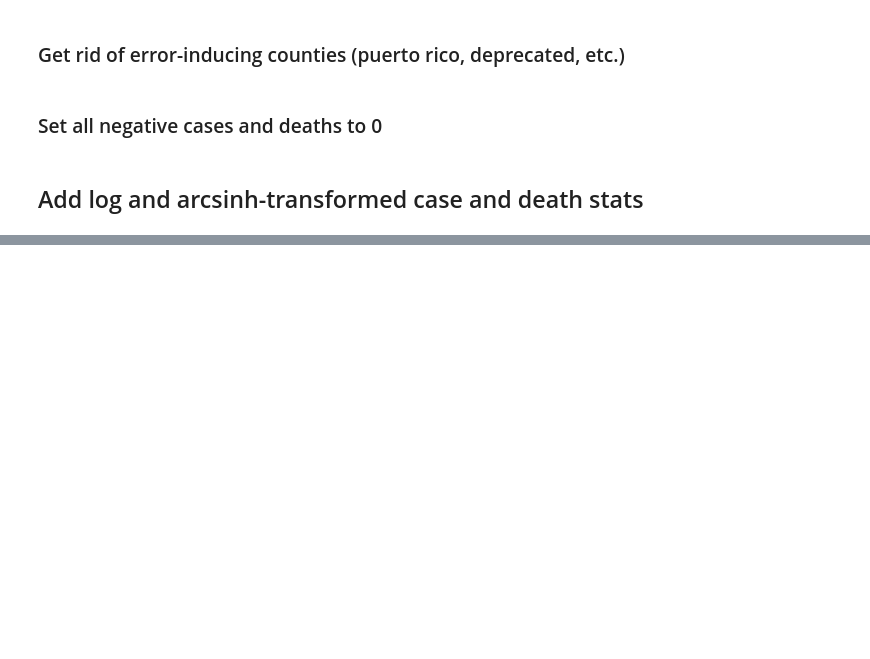
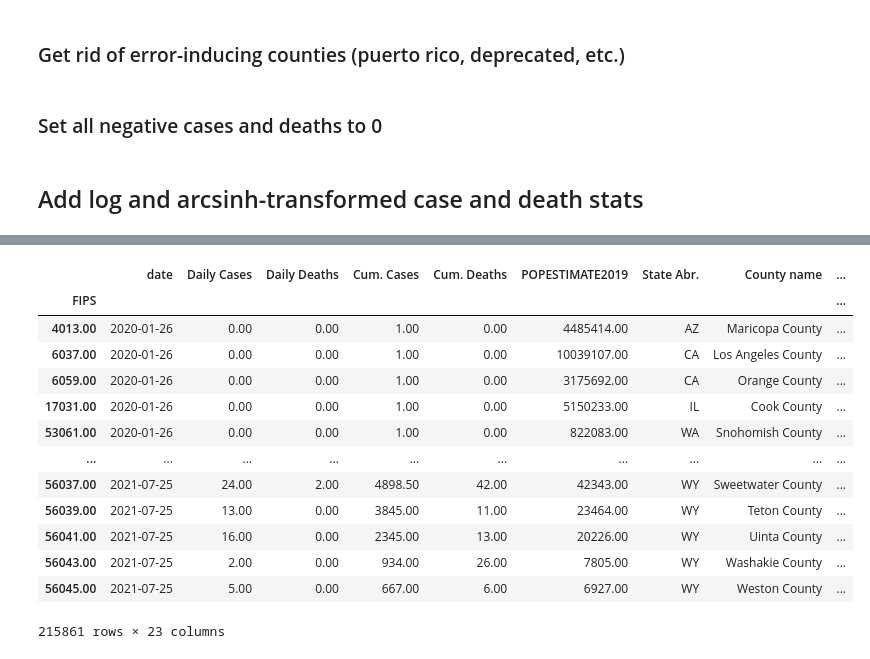
Before and after one commit to m-gaster/Twitter-Conspiracies, a Jupyter notebook: Geo Cross Referencing/Merging County Info.ipynb, the cells around one changed output, grey strips where cells are left out. Saved outputs shown, nothing was run; the diff lists cells and outputs as text; code cells hidden in the pictures; blank space fills up the shorter version.

```diff
--- a/Geo Cross Referencing/Merging County Info.ipynb
+++ b/Geo Cross Referencing/Merging County Info.ipynb
@@ -184,0 +267,17 @@ final_county_df['arcsinh cases per 100k'].plot()
+# %%
+weeks_df
+# %% [output]
+|  | date | Daily Cases | Daily Deaths | Cum. Cases | Cum. Deaths | POPESTIMATE2019 | State Abr. | County name | ... |
+| FIPS |  |  |  |  |  |  |  |  | ... |
+| 4013.00 | 2020-01-26 | 0.00 | 0.00 | 1.00 | 0.00 | 4485414.00 | AZ | Maricopa County | ... |
+| 6037.00 | 2020-01-26 | 0.00 | 0.00 | 1.00 | 0.00 | 10039107.00 | CA | Los Angeles County | ... |
+| 6059.00 | 2020-01-26 | 0.00 | 0.00 | 1.00 | 0.00 | 3175692.00 | CA | Orange County | ... |
+| 17031.00 | 2020-01-26 | 0.00 | 0.00 | 1.00 | 0.00 | 5150233.00 | IL | Cook County | ... |
+| 53061.00 | 2020-01-26 | 0.00 | 0.00 | 1.00 | 0.00 | 822083.00 | WA | Snohomish County | ... |
+| ... | ... | ... | ... | ... | ... | ... | ... | ... | ... |
+| 56037.00 | 2021-07-25 | 24.00 | 2.00 | 4898.50 | 42.00 | 42343.00 | WY | Sweetwater County | ... |
+| 56039.00 | 2021-07-25 | 13.00 | 0.00 | 3845.00 | 11.00 | 23464.00 | WY | Teton County | ... |
+| 56041.00 | 2021-07-25 | 16.00 | 0.00 | 2345.00 | 13.00 | 20226.00 | WY | Uinta County | ... |
+| 56043.00 | 2021-07-25 | 2.00 | 0.00 | 934.00 | 26.00 | 7805.00 | WY | Washakie County | ... |
+| 56045.00 | 2021-07-25 | 5.00 | 0.00 | 667.00 | 6.00 | 6927.00 | WY | Weston County | ... |
+215861 rows × 23 columns
```
Also changed, not shown: parts of 54 cells of this notebook.
